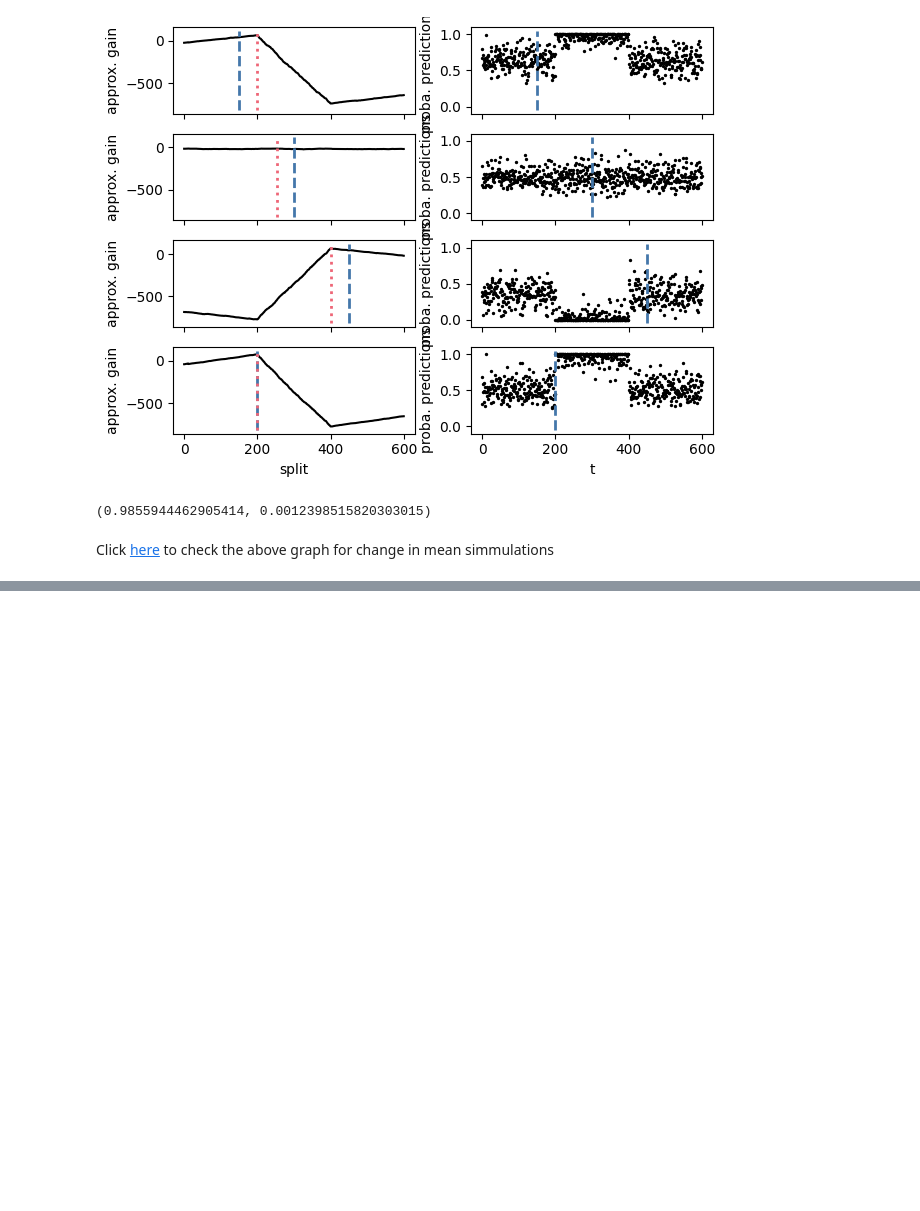
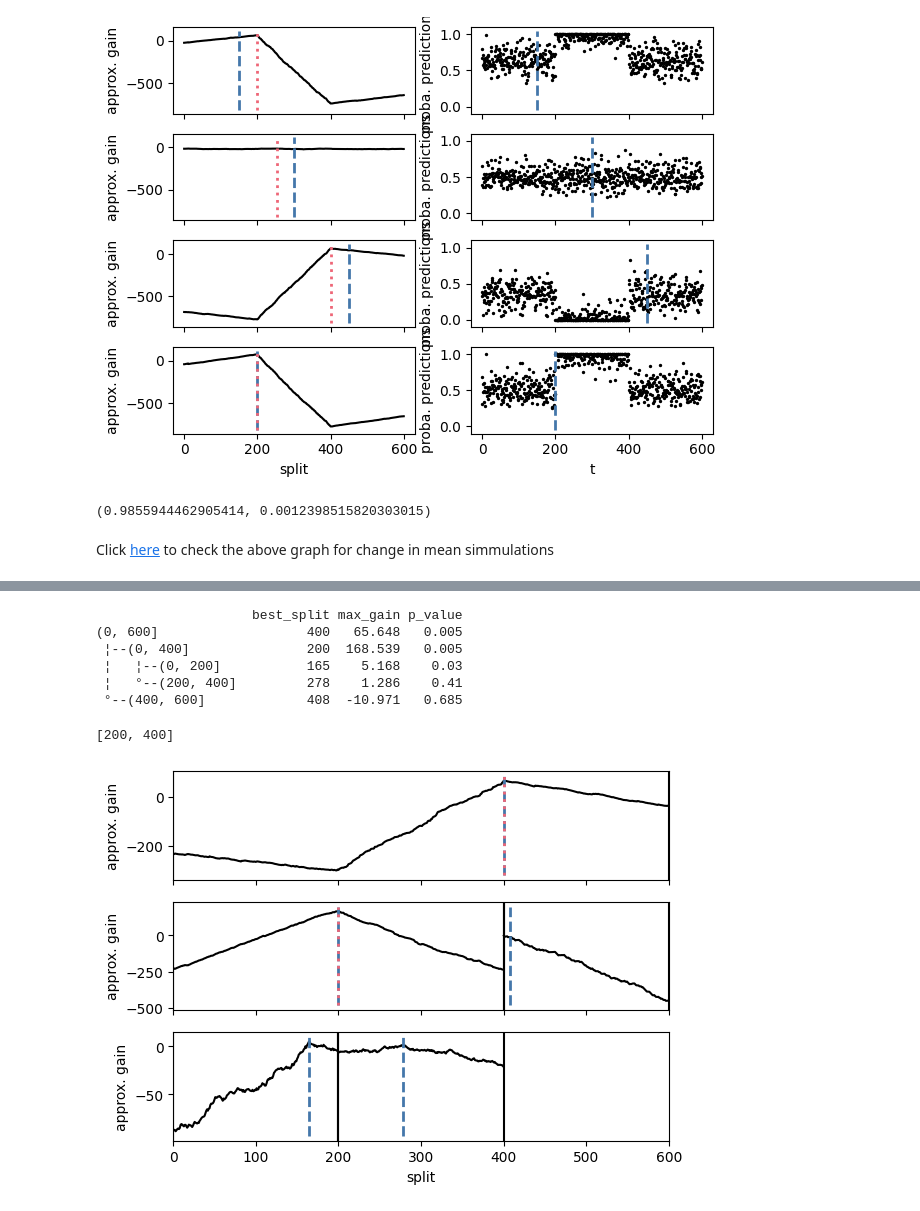
Before and after one commit to wajidmanzoor/Change-Point-detection-using-Random-Forest, a Jupyter notebook: notebooks/simmulation.ipynb, the cells around one changed output, grey strips where cells are left out. Cells and saved outputs as stored; diff of their text form; code cells hidden in the pictures; blank space fills up the shorter version.

Commit message:
Added notes,code for change in variance. Also, ploted results of one experiment

```diff
--- a/notebooks/simmulation.ipynb
+++ b/notebooks/simmulation.ipynb
@@ -164,0 +187,28 @@ Click [here](https://wajidmanzoor.github.io/Change-Point-detection-using-Random-
+# %%
+def generate_change_in_variance(dataset_generator,n=600,d=5,std=[1,3,1]):
+  segment_1 = dataset_generator.normal(0,std[0],(n//3,d))
+  segment_2 = dataset_generator.normal(0,std[1],(n//3,d))
+  segment_3 = dataset_generator.normal(0,std[0],(n//3,d))
+  X = np.concatenate( (segment_1,segment_2,segment_3,),axis=0,)
+  return X,[0,200,400,n]
+# %%
+X,orginal_change_points = generate_change_in_variance(dataset_generator)
+# %%
+result = changeforest(X,"random_forest", "bs")
+# %%
+result
+# %% [output]
+                    best_split max_gain p_value
+(0, 600]                   400   65.648   0.005
+ ¦--(0, 400]               200  168.539   0.005
+ ¦   ¦--(0, 200]           165    5.168    0.03
+ ¦   °--(200, 400]         278    1.286    0.41
+ °--(400, 600]             408  -10.971   0.685
+# %%
+result.split_points()
+# %% [output]
+[200, 400]
+# %%
+result.plot().show()
+# %% [output]
+[figure, added]
```
Also changed, not shown: parts of 2 cells of this notebook.
